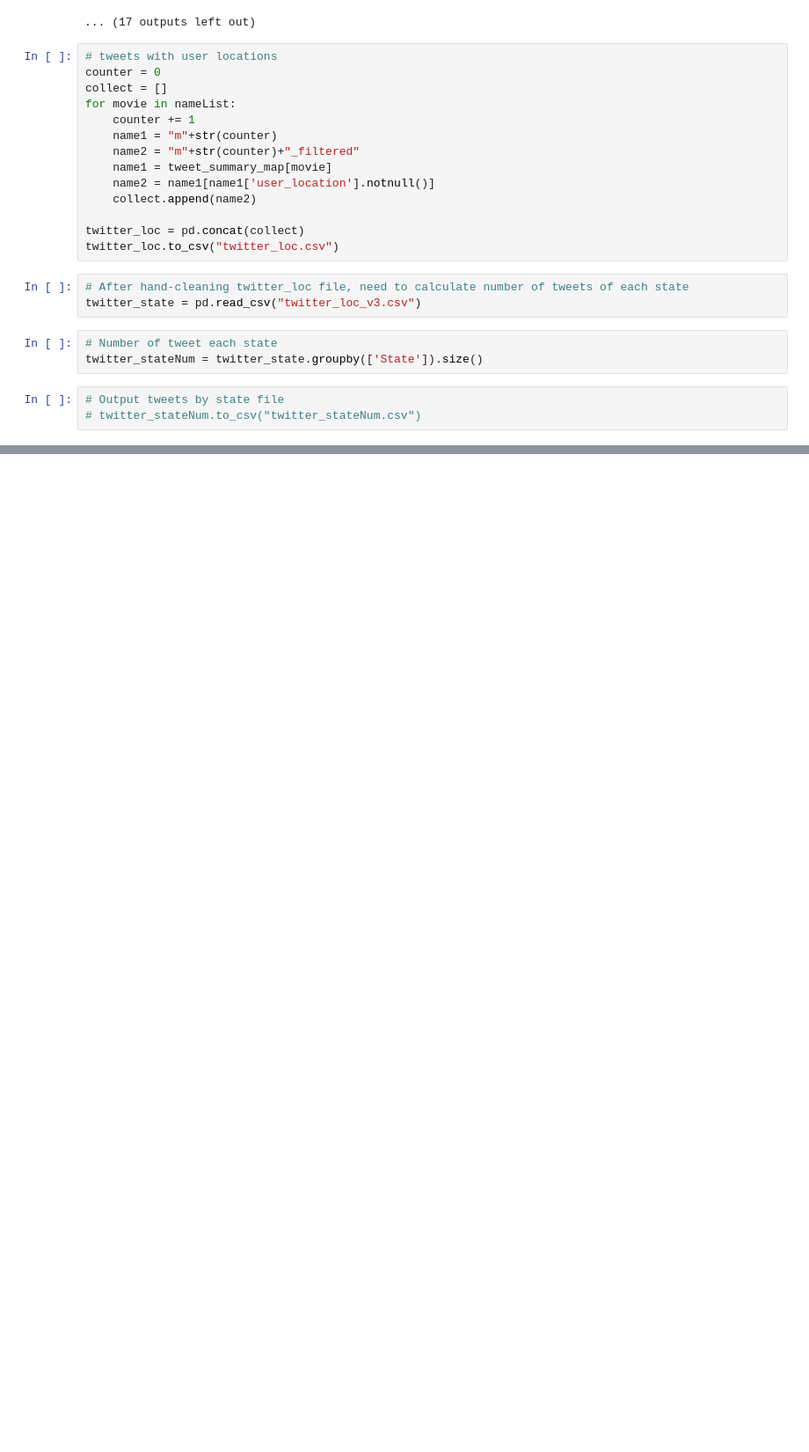
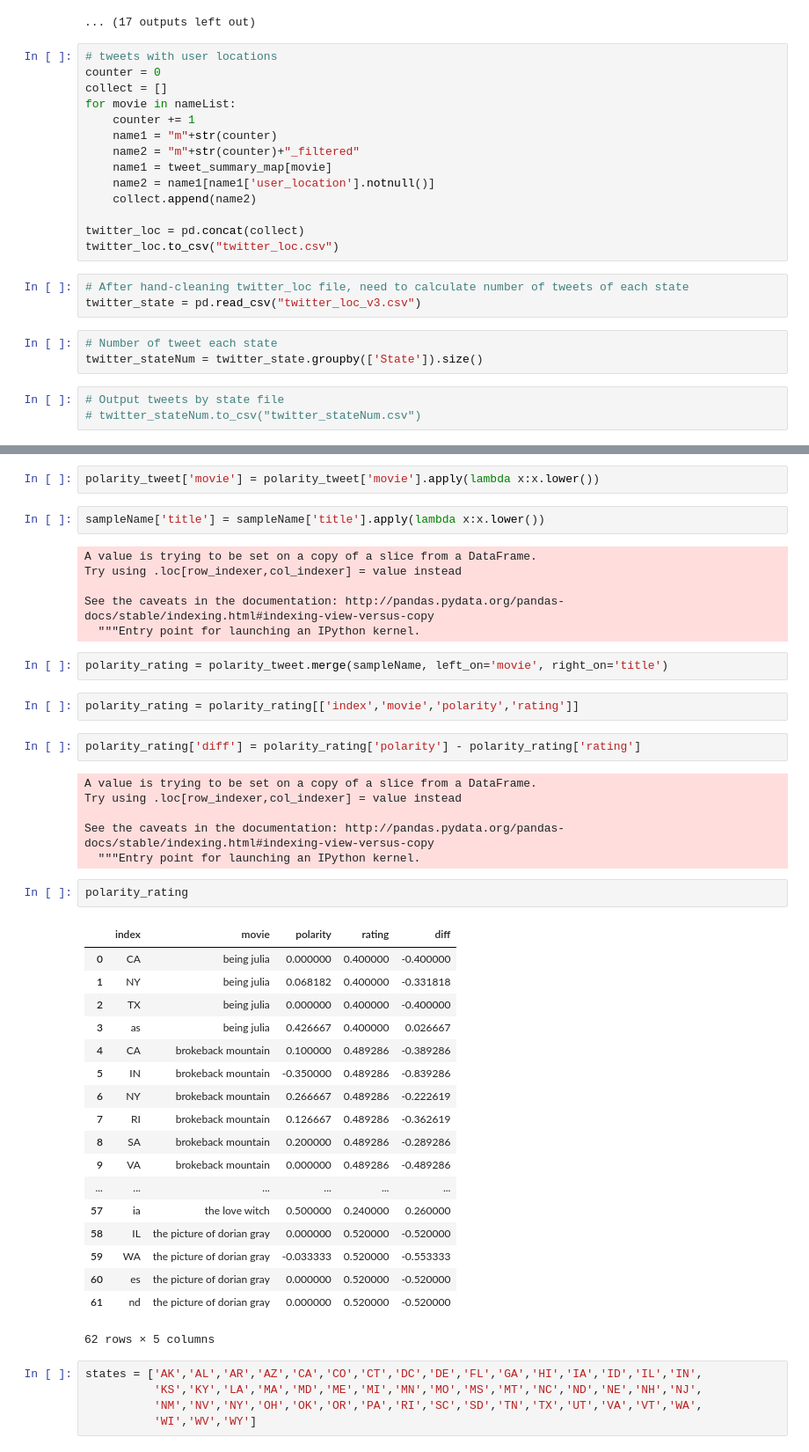
Before and after one commit to sayaaoi/Open.Data.Mashups.Project, a Jupyter notebook: Reproducible Data Compilation.ipynb, the cells around one changed output, grey strips where cells are left out. Shown at 88% size. Drawn from its saved outputs; the diff is of its cells as text; blank space fills up the shorter version.

Commit message:
use TextBlob to get polarity for selected movies

```diff
--- a/Reproducible Data Compilation.ipynb
+++ b/Reproducible Data Compilation.ipynb
@@ -614,0 +649,48 @@ def twitter_polarity(movie_name):
+# %%
+polarity_tweet['movie'] = polarity_tweet['movie'].apply(lambda x:x.lower())
+# %%
+sampleName['title'] = sampleName['title'].apply(lambda x:x.lower())
+# %% [output]
+A value is trying to be set on a copy of a slice from a DataFrame.
+Try using .loc[row_indexer,col_indexer] = value instead
+
+See the caveats in the documentation: http://pandas.pydata.org/pandas-docs/stable/indexing.html#indexing-view-versus-copy
+  """Entry point for launching an IPython kernel.
+# %%
+polarity_rating = polarity_tweet.merge(sampleName, left_on='movie', right_on='title')
+# %%
+polarity_rating = polarity_rating[['index','movie','polarity','rating']]
+# %%
+polarity_rating['diff'] = polarity_rating['polarity'] - polarity_rating['rating']
+# %% [output]
+A value is trying to be set on a copy of a slice from a DataFrame.
+Try using .loc[row_indexer,col_indexer] = value instead
+
+See the caveats in the documentation: http://pandas.pydata.org/pandas-docs/stable/indexing.html#indexing-view-versus-copy
+  """Entry point for launching an IPython kernel.
+# %%
+polarity_rating
+# %% [output]
+|  | index | movie | polarity | rating | diff |
+| 0 | CA | being julia | 0.000000 | 0.400000 | -0.400000 |
+| 1 | NY | being julia | 0.068182 | 0.400000 | -0.331818 |
+| 2 | TX | being julia | 0.000000 | 0.400000 | -0.400000 |
+| 3 | as | being julia | 0.426667 | 0.400000 | 0.026667 |
+| 4 | CA | brokeback mountain | 0.100000 | 0.489286 | -0.389286 |
+| 5 | IN | brokeback mountain | -0.350000 | 0.489286 | -0.839286 |
+| 6 | NY | brokeback mountain | 0.266667 | 0.489286 | -0.222619 |
+| 7 | RI | brokeback mountain | 0.126667 | 0.489286 | -0.362619 |
+| 8 | SA | brokeback mountain | 0.200000 | 0.489286 | -0.289286 |
+| 9 | VA | brokeback mountain | 0.000000 | 0.489286 | -0.489286 |
+| ... | ... | ... | ... | ... | ... |
+| 57 | ia | the love witch | 0.500000 | 0.240000 | 0.260000 |
+| 58 | IL | the picture of dorian gray | 0.000000 | 0.520000 | -0.520000 |
+| 59 | WA | the picture of dorian gray | -0.033333 | 0.520000 | -0.553333 |
+| 60 | es | the picture of dorian gray | 0.000000 | 0.520000 | -0.520000 |
+| 61 | nd | the picture of dorian gray | 0.000000 | 0.520000 | -0.520000 |
+62 rows × 5 columns
+# %%
+states = ['AK','AL','AR','AZ','CA','CO','CT','DC','DE','FL','GA','HI','IA','ID','IL','IN',
+          'KS','KY','LA','MA','MD','ME','MI','MN','MO','MS','MT','NC','ND','NE','NH','NJ',
+          'NM','NV','NY','OH','OK','OR','PA','RI','SC','SD','TN','TX','UT','VA','VT','WA',
+          'WI','WV','WY']
```
Also changed, not shown: parts of 7 cells of this notebook.
